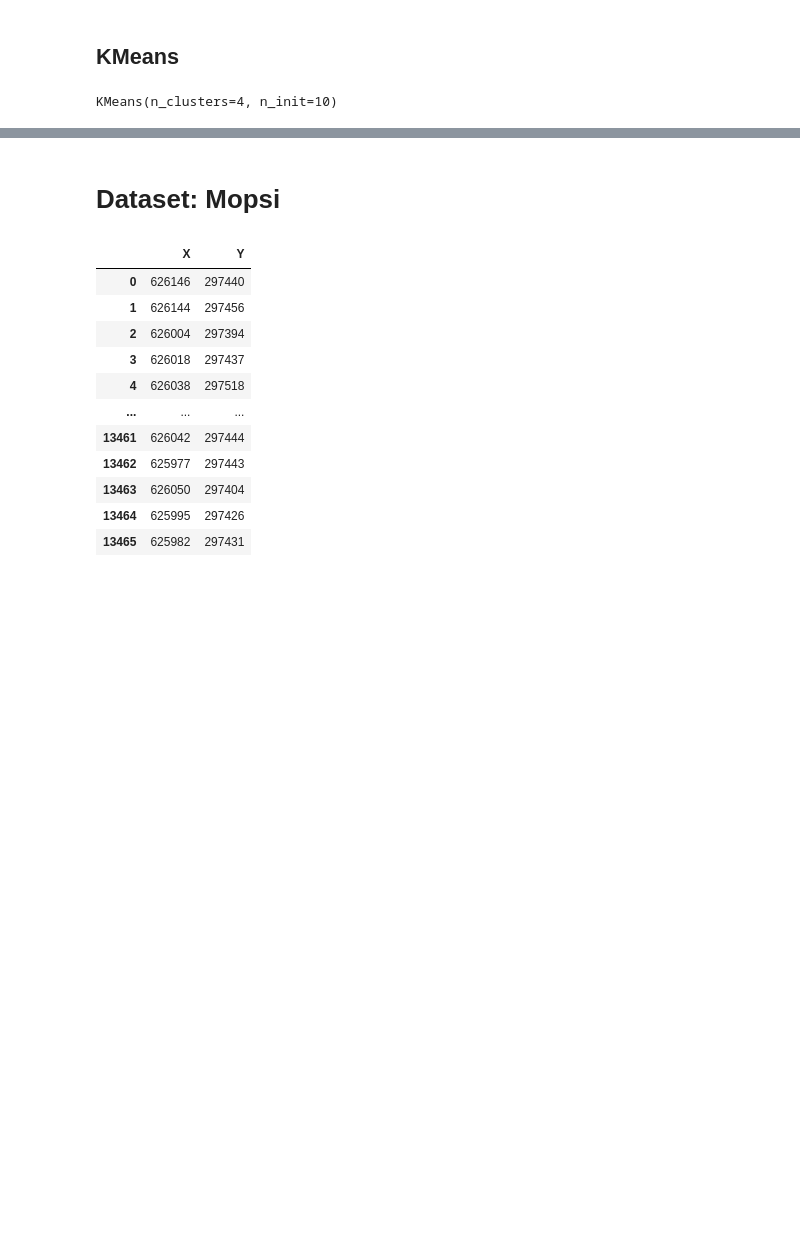
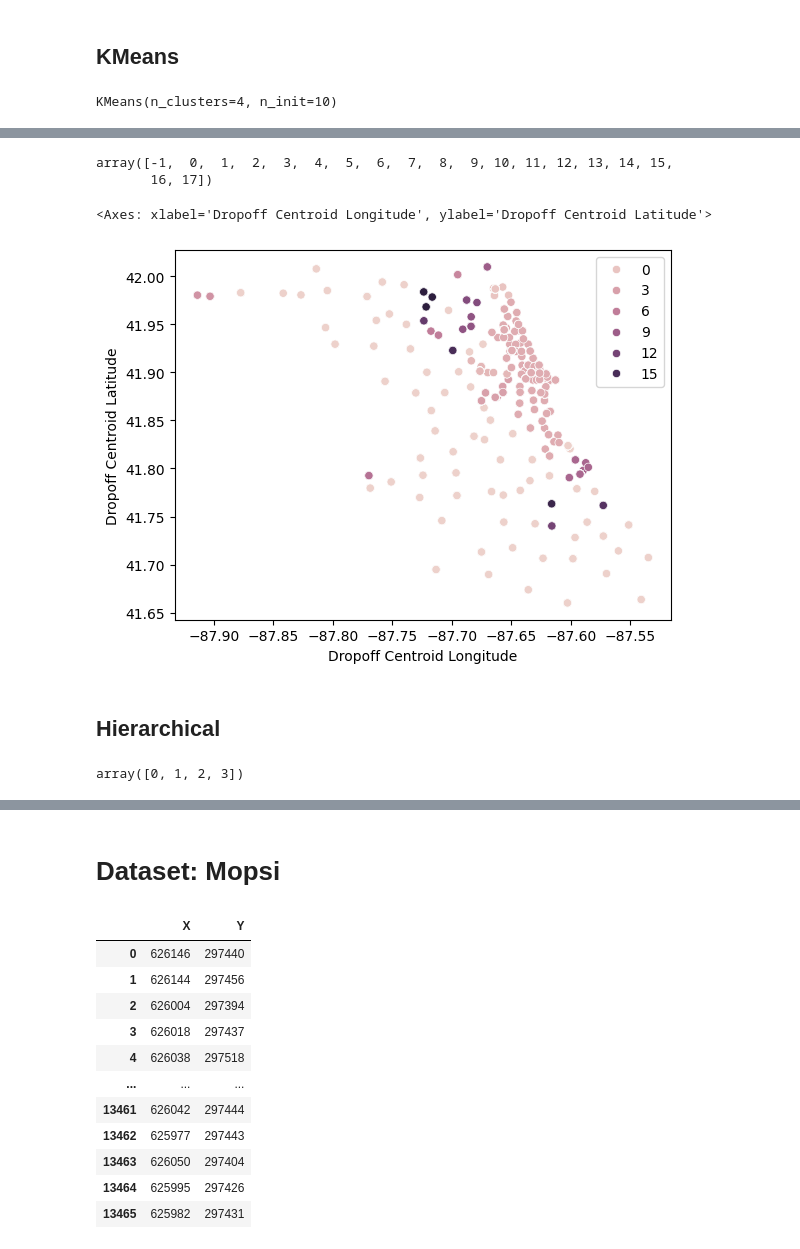
Before and after one commit to USFCA-CS663-Spring2024/kmeans-Sahil1709, a Jupyter notebook: Assignment 2 - Clustering.ipynb, the cells around one changed output, grey strips where cells are left out. Saved outputs shown, nothing was run; the diff lists cells and outputs as text; code cells hidden in the pictures; blank space fills up the shorter version.

Commit message:
DBScan & hierarchy on taxi data

```diff
--- a/Assignment 2 - Clustering.ipynb
+++ b/Assignment 2 - Clustering.ipynb
@@ -363,0 +366,4 @@ sns.scatterplot(data=clean_df, x=clean_df['Dropoff Centroid Longitude'], y=clean
+# %%
+# For DBSCAN & hierarchical, selecting only 1/10th subset of data
+subset_df = clean_df.sample(n=len(clean_df) // 10, replace=False)
+subset_df
@@ -363,0 +384,5 @@ sns.scatterplot(data=clean_df, x=clean_df['Dropoff Centroid Longitude'], y=clean
+# %%
+# Normalize subset_df
+ss.fit(subset_df.iloc[:])
+subset_x = ss.transform(subset_df.iloc[:])
+subset_x
@@ -363,0 +397,23 @@ sns.scatterplot(data=clean_df, x=clean_df['Dropoff Centroid Longitude'], y=clean
+# %%
+from sklearn.cluster import DBSCAN
+cluster = DBSCAN(eps=0.2, min_samples=50)
+cluster.fit(subset_x)
+dbscan_clusters = cluster.labels_
+np.unique(dbscan_clusters)
+# %% [output]
+array([-1,  0,  1,  2,  3,  4,  5,  6,  7,  8,  9, 10, 11, 12, 13, 14, 15,
+       16, 17])
+# %%
+sns.scatterplot(data=subset_df, x='Dropoff Centroid Longitude', y='Dropoff Centroid Latitude', hue=dbscan_clusters)
+# %% [output]
+<Axes: xlabel='Dropoff Centroid Longitude', ylabel='Dropoff Centroid Latitude'>
+[figure, added]
+# %% [markdown]
+## Hierarchical
+# %%
+hierarchical = AgglomerativeClustering(n_clusters=4)
+hierarchical.fit(subset_x)
+hierarchical_clusters = hierarchical.labels_
+np.unique(hierarchical_clusters)
+# %% [output]
+array([0, 1, 2, 3])
```
Also changed, not shown: parts of 15 cells of this notebook, 2 other files.
